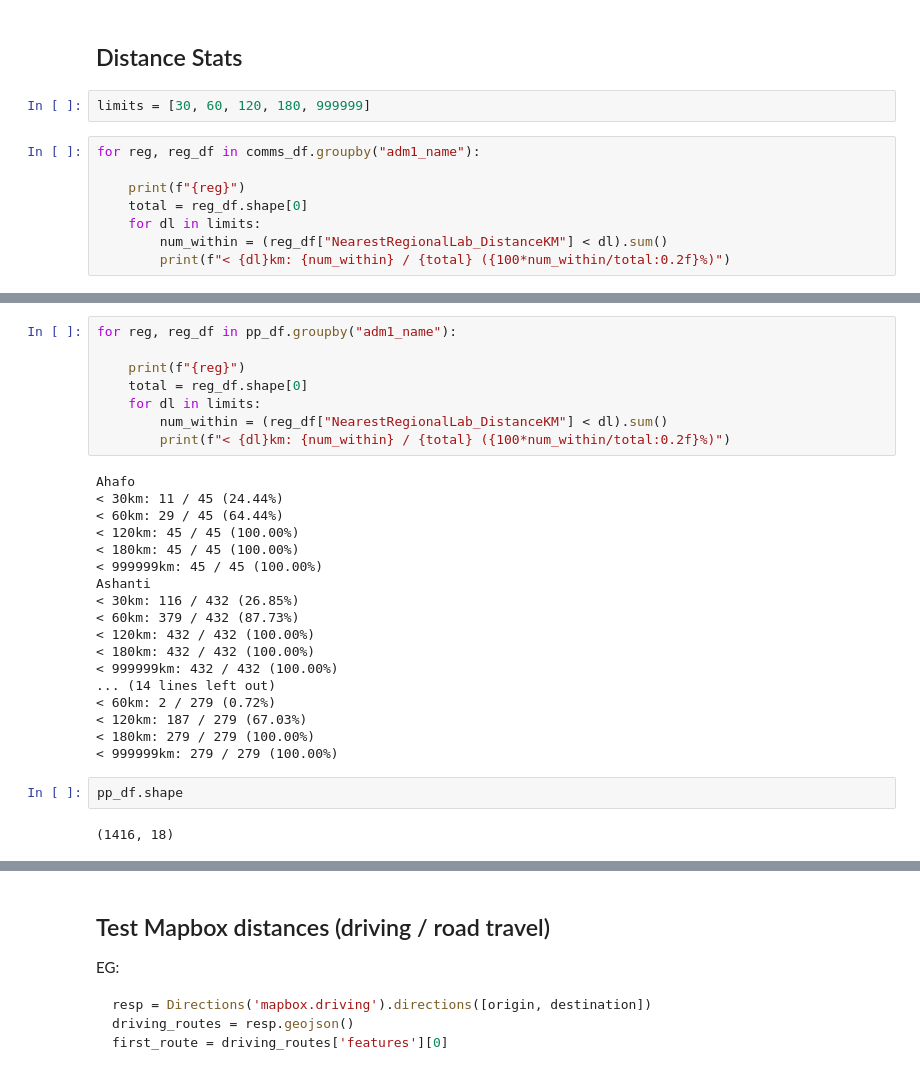
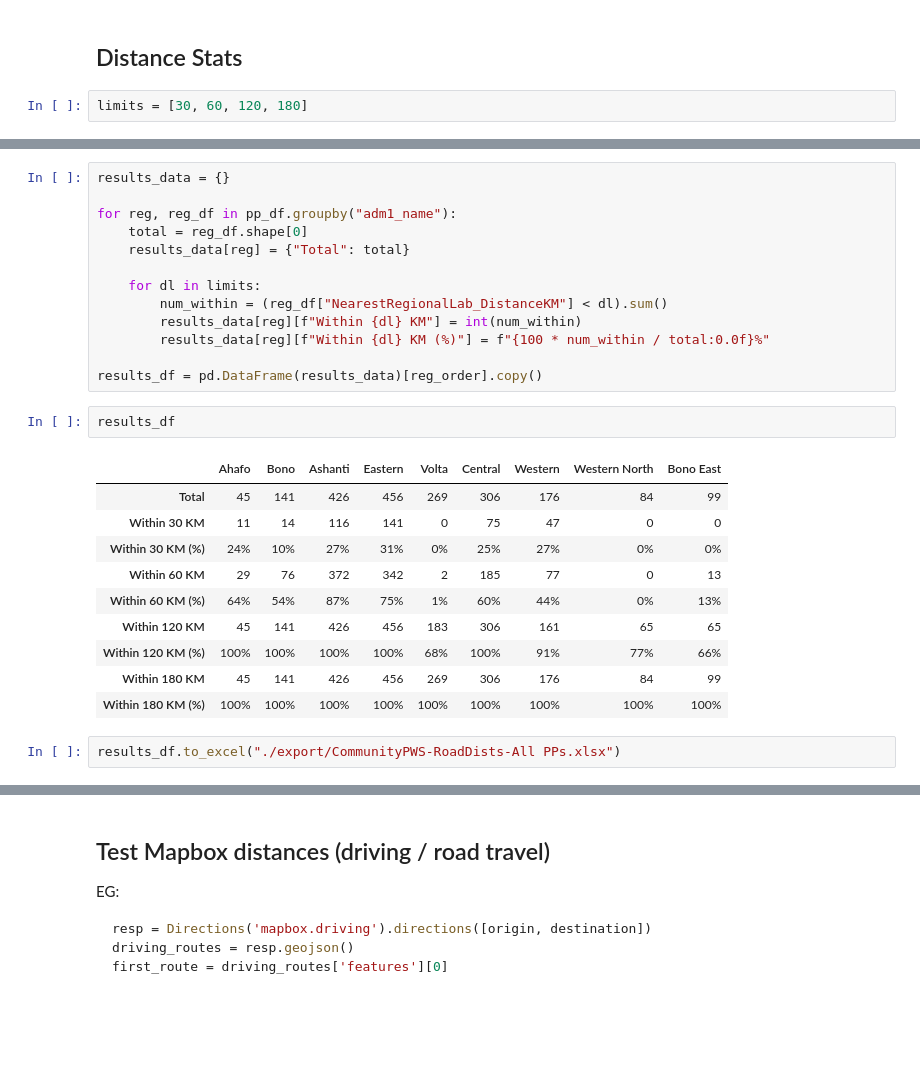
Before and after one commit to duncan-aquaya/py-sandbox, a Jupyter notebook: assurance-fund/Community-Lab-Distances.ipynb, the cells around one changed output, grey strips where cells are left out. Saved outputs shown, nothing was run; the diff lists cells and outputs as text; blank space fills up the shorter version.

```diff
--- a/assurance-fund/Community-Lab-Distances.ipynb
+++ b/assurance-fund/Community-Lab-Distances.ipynb
@@ -147,12 +135,4 @@ sns.histplot(data=pp_df, x="NearestRegionalLab_DistanceKM", stat="percent")
 # %% [markdown]
 ## Distance Stats
 # %%
-limits = [30, 60, 120, 180, 999999]
+limits = [30, 60, 120, 180]
-# %%
-for reg, reg_df in comms_df.groupby("adm1_name"):
-
-    print(f"{reg}")
-    total = reg_df.shape[0]
-    for dl in limits:
-        num_within = (reg_df["NearestRegionalLab_DistanceKM"] < dl).sum()
-        print(f"< {dl}km: {num_within} / {total} ({100*num_within/total:0.2f}%)")
@@ -177,30 +139,28 @@ Ashanti
 # %%
+results_data = {}
+
 for reg, reg_df in pp_df.groupby("adm1_name"):
+    total = reg_df.shape[0]
+    results_data[reg] = {"Total": total}
 
-    print(f"{reg}")
-    total = reg_df.shape[0]
     for dl in limits:
         num_within = (reg_df["NearestRegionalLab_DistanceKM"] < dl).sum()
-        print(f"< {dl}km: {num_within} / {total} ({100*num_within/total:0.2f}%)")
+        results_data[reg][f"Within {dl} KM"] = int(num_within)
+        results_data[reg][f"Within {dl} KM (%)"] = f"{100 * num_within / total:0.0f}%"
+
+results_df = pd.DataFrame(results_data)[reg_order].copy()
-# %% [output]
-Ahafo
-< 30km: 11 / 45 (24.44%)
-< 60km: 29 / 45 (64.44%)
-< 120km: 45 / 45 (100.00%)
-< 180km: 45 / 45 (100.00%)
-< 999999km: 45 / 45 (100.00%)
-Ashanti
-< 30km: 116 / 432 (26.85%)
-< 60km: 379 / 432 (87.73%)
-< 120km: 432 / 432 (100.00%)
-< 180km: 432 / 432 (100.00%)
-< 999999km: 432 / 432 (100.00%)
-... (14 lines left out)
-< 60km: 2 / 279 (0.72%)
-< 120km: 187 / 279 (67.03%)
-< 180km: 279 / 279 (100.00%)
-< 999999km: 279 / 279 (100.00%)
-# %%
-pp_df.shape
-# %% [output]
-(1416, 18)
+# %%
+results_df
+# %% [output]
+|  | Ahafo | Bono | Ashanti | Eastern | Volta | Central | Western | Western North | Bono East |
+| Total | 45 | 141 | 426 | 456 | 269 | 306 | 176 | 84 | 99 |
+| Within 30 KM | 11 | 14 | 116 | 141 | 0 | 75 | 47 | 0 | 0 |
+| Within 30 KM (%) | 24% | 10% | 27% | 31% | 0% | 25% | 27% | 0% | 0% |
+| Within 60 KM | 29 | 76 | 372 | 342 | 2 | 185 | 77 | 0 | 13 |
+| Within 60 KM (%) | 64% | 54% | 87% | 75% | 1% | 60% | 44% | 0% | 13% |
+| Within 120 KM | 45 | 141 | 426 | 456 | 183 | 306 | 161 | 65 | 65 |
+| Within 120 KM (%) | 100% | 100% | 100% | 100% | 68% | 100% | 91% | 77% | 66% |
+| Within 180 KM | 45 | 141 | 426 | 456 | 269 | 306 | 176 | 84 | 99 |
+| Within 180 KM (%) | 100% | 100% | 100% | 100% | 100% | 100% | 100% | 100% | 100% |
+# %%
+results_df.to_excel("./export/CommunityPWS-RoadDists-All PPs.xlsx")
```
Also changed, not shown: parts of 25 cells of this notebook, 2 other files.
